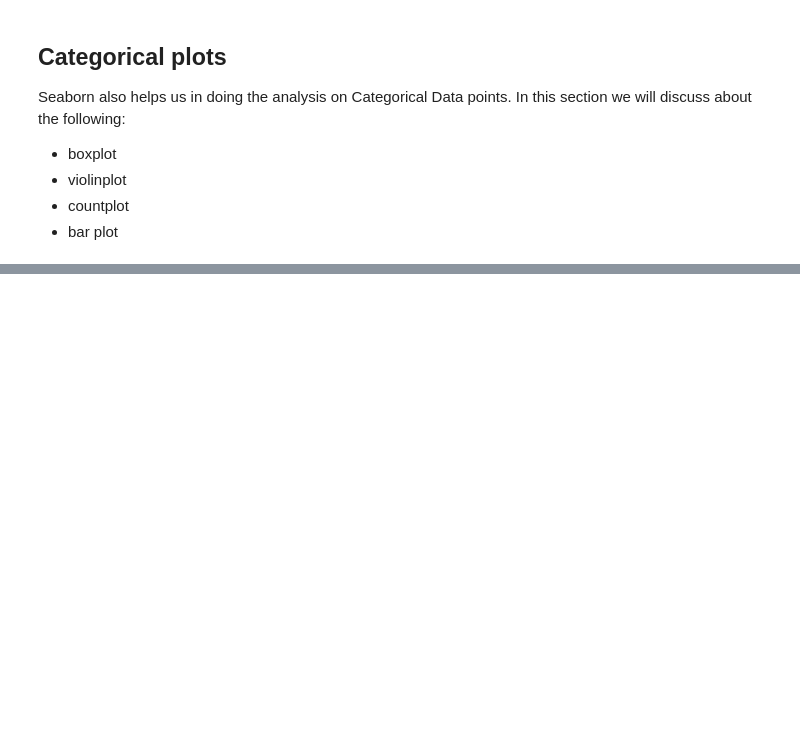
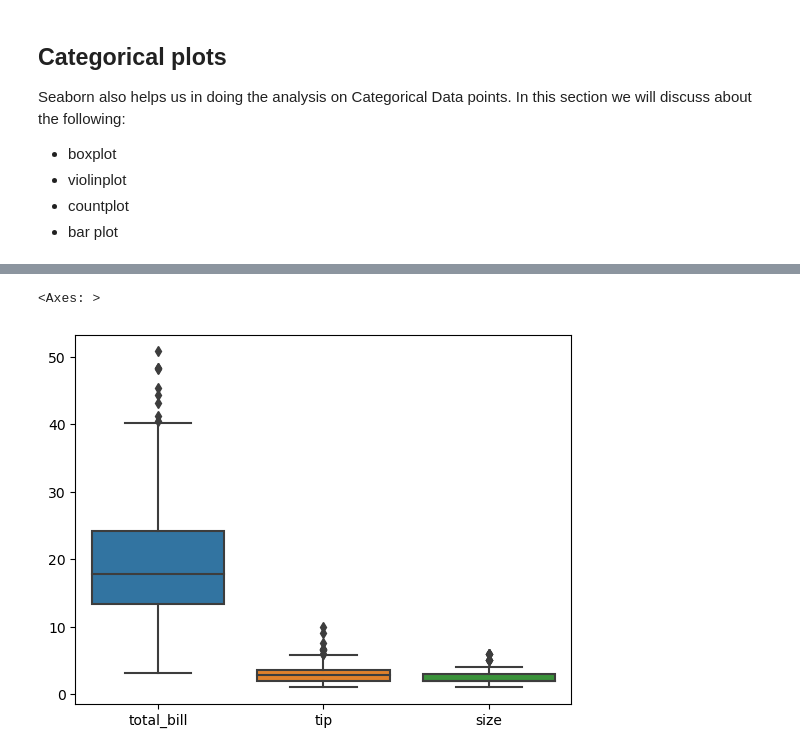
Before and after one commit to kavehnamvar/LearnPython2025, a Jupyter notebook: part_6_seaborn.ipynb, the cells around one changed output, grey strips where cells are left out. Cells and saved outputs as stored; diff of their text form; code cells hidden in the pictures; blank space fills up the shorter version.

```diff
--- a/part_6_seaborn.ipynb
+++ b/part_6_seaborn.ipynb
@@ -141,0 +159,6 @@ the sames as count plot but we have to specify both x and y axises. min 4 of the
+# %%
+# simple box plot, showing all numerical columns
+sns.boxplot(df)
+# %% [output]
+<Axes: >
+[figure, added]
```
Also changed, not shown: parts of 16 cells of this notebook.
